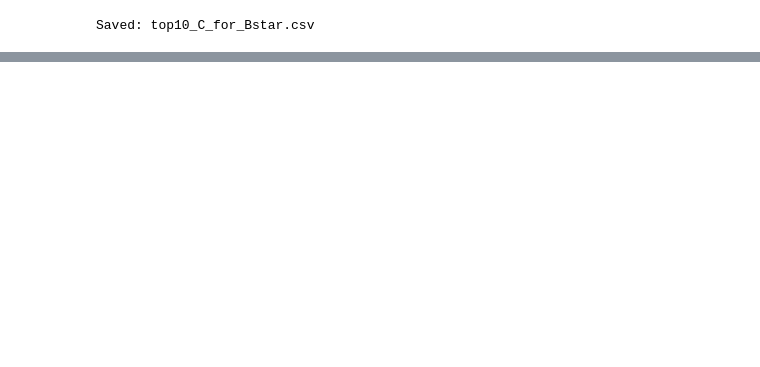
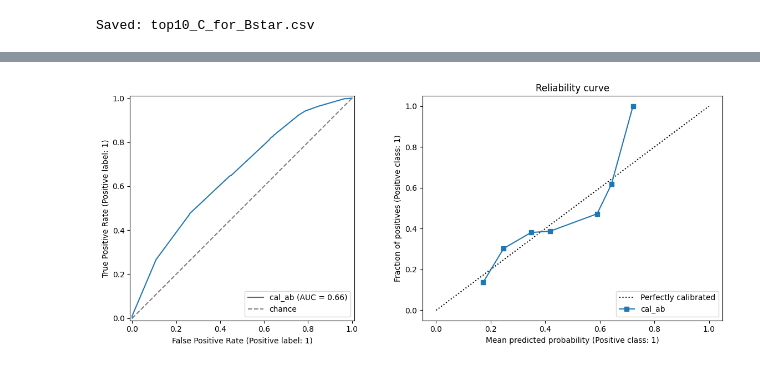
Before and after one commit to OmPatel03/4AL3-Project, a Jupyter notebook: speed_dating_abcloop_minimal.ipynb, the cells around one changed output, grey strips where cells are left out. Saved outputs shown, nothing was run; the diff lists cells and outputs as text; code cells hidden in the pictures; blank space fills up the shorter version.

```diff
--- a/speed_dating_abcloop_minimal.ipynb
+++ b/speed_dating_abcloop_minimal.ipynb
@@ -659,0 +745,17 @@ Saved: top10_C_for_Bstar.csv
+# %%
+from sklearn.metrics import RocCurveDisplay
+from sklearn.calibration import CalibrationDisplay
+import matplotlib.pyplot as plt
+
+fig, ax = plt.subplots(1, 2, figsize=(12, 5))
+RocCurveDisplay.from_predictions(yte, proba, ax=ax[0], name="cal_ab")
+ax[0].plot([0, 1], [0, 1], "--", color="gray", label="chance")
+ax[0].legend(loc="lower right")
+
+CalibrationDisplay.from_predictions(yte, proba, n_bins=10, ax=ax[1], name="cal_ab")
+ax[1].set_title("Reliability curve")
+
+plt.tight_layout()
+plt.show()
+# %% [output]
+[figure, added]
```
Also changed, not shown: parts of 5 cells of this notebook, 8 other files.
